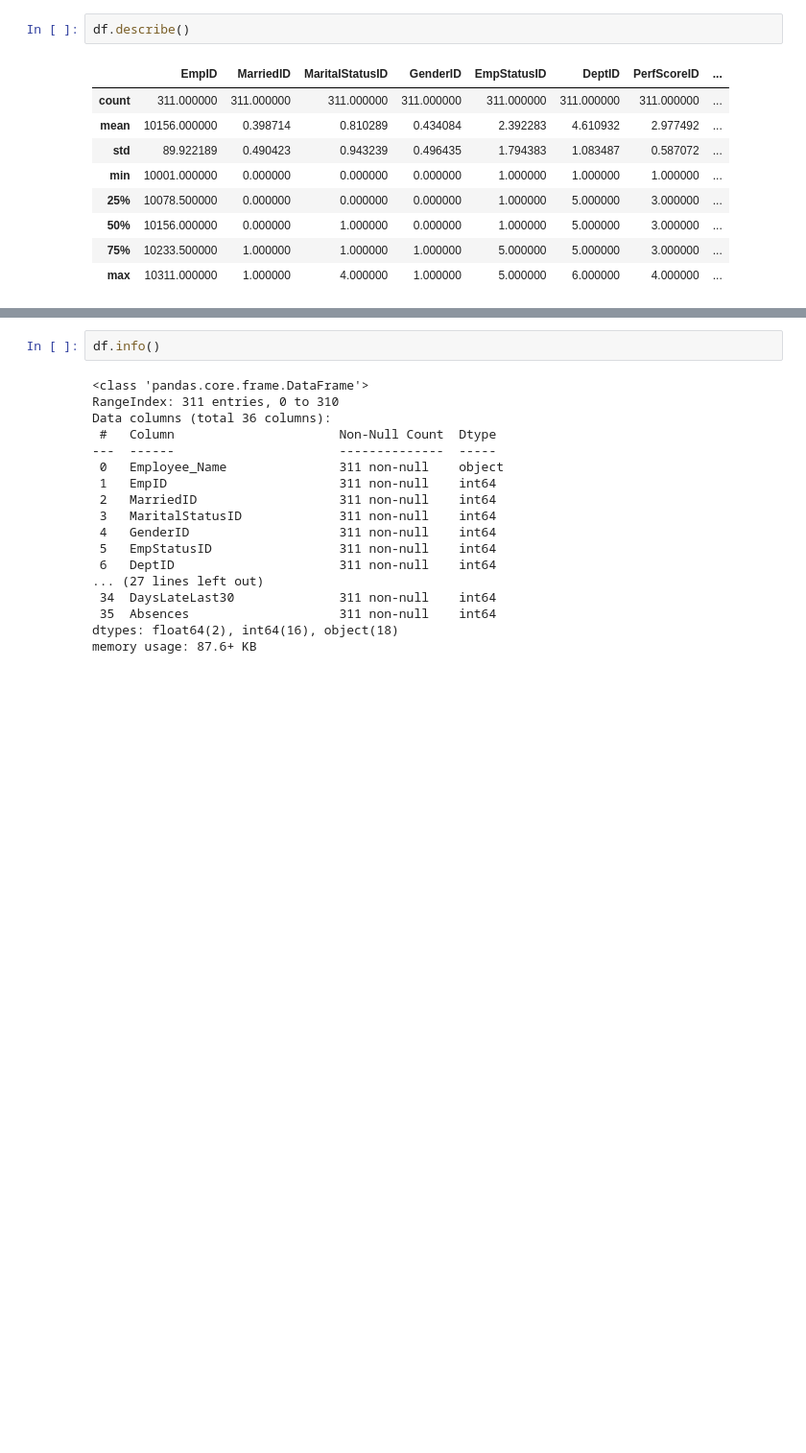
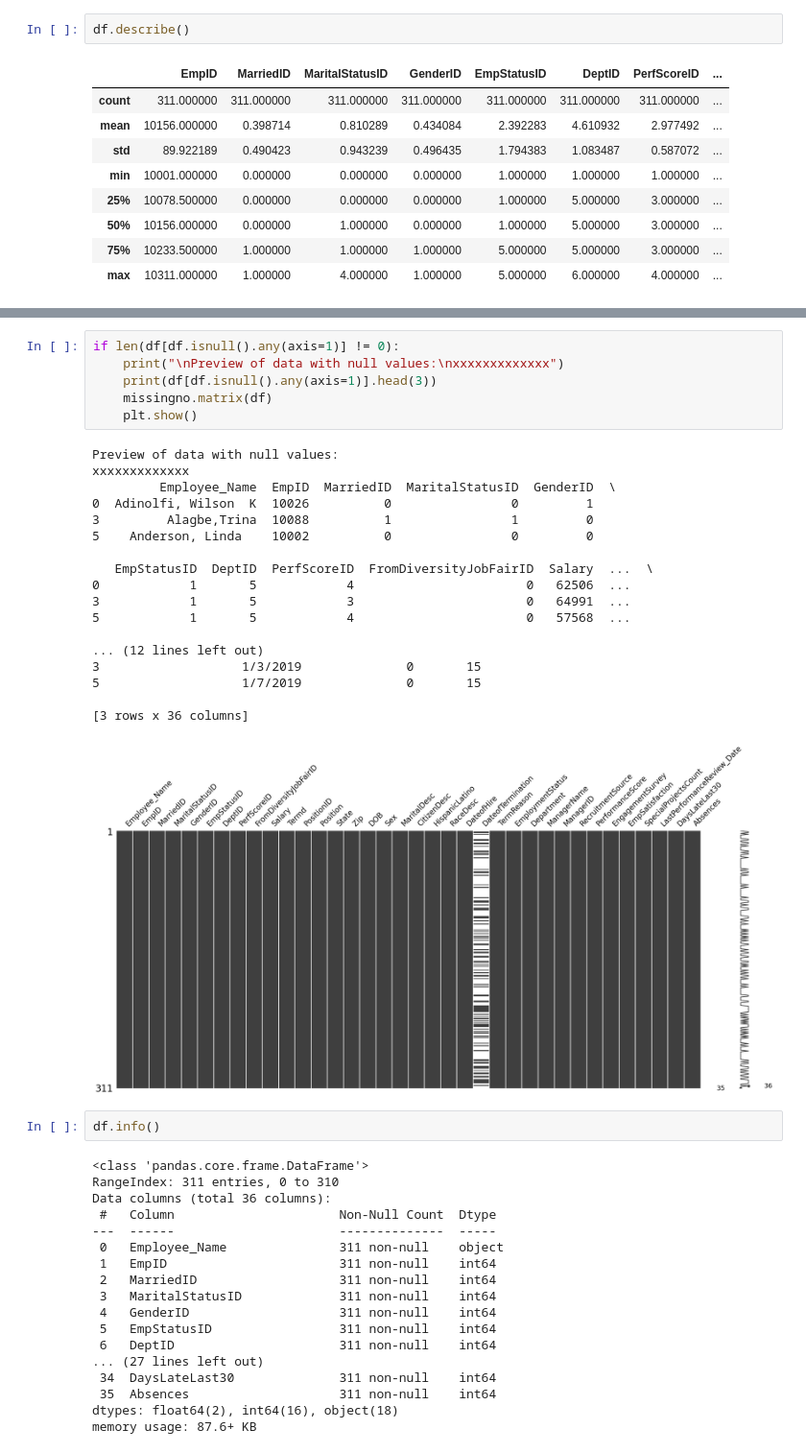
Before and after one commit to PaulBeBo/HackathonHR, a Jupyter notebook: scripts/HackathonHR_Paul.ipynb, the cells around one changed output, grey strips where cells are left out. Shown at 96% size. Saved outputs shown, nothing was run; the diff lists cells and outputs as text; blank space fills up the shorter version.

```diff
--- a/scripts/HackathonHR_Paul.ipynb
+++ b/scripts/HackathonHR_Paul.ipynb
@@ -62,3 +65,28 @@ df.describe()
+# %%
+if len(df[df.isnull().any(axis=1)] != 0):
+    print("\nPreview of data with null values:\nxxxxxxxxxxxxx")
+    print(df[df.isnull().any(axis=1)].head(3))
+    missingno.matrix(df)
+    plt.show()
+# %% [output]
+Preview of data with null values:
+xxxxxxxxxxxxx
+         Employee_Name  EmpID  MarriedID  MaritalStatusID  GenderID  \
+0  Adinolfi, Wilson  K  10026          0                0         1
+3         Alagbe,Trina  10088          1                1         0
+5    Anderson, Linda    10002          0                0         0
+
+   EmpStatusID  DeptID  PerfScoreID  FromDiversityJobFairID  Salary  ...  \
+0            1       5            4                       0   62506  ...
+3            1       5            3                       0   64991  ...
+5            1       5            4                       0   57568  ...
+
+... (12 lines left out)
+3                   1/3/2019              0       15
+5                   1/7/2019              0       15
+
+[3 rows x 36 columns]
+[figure, added]
 # %%
 df.info()
 # %% [output]
```
Also changed, not shown: parts of 40 cells of this notebook.
